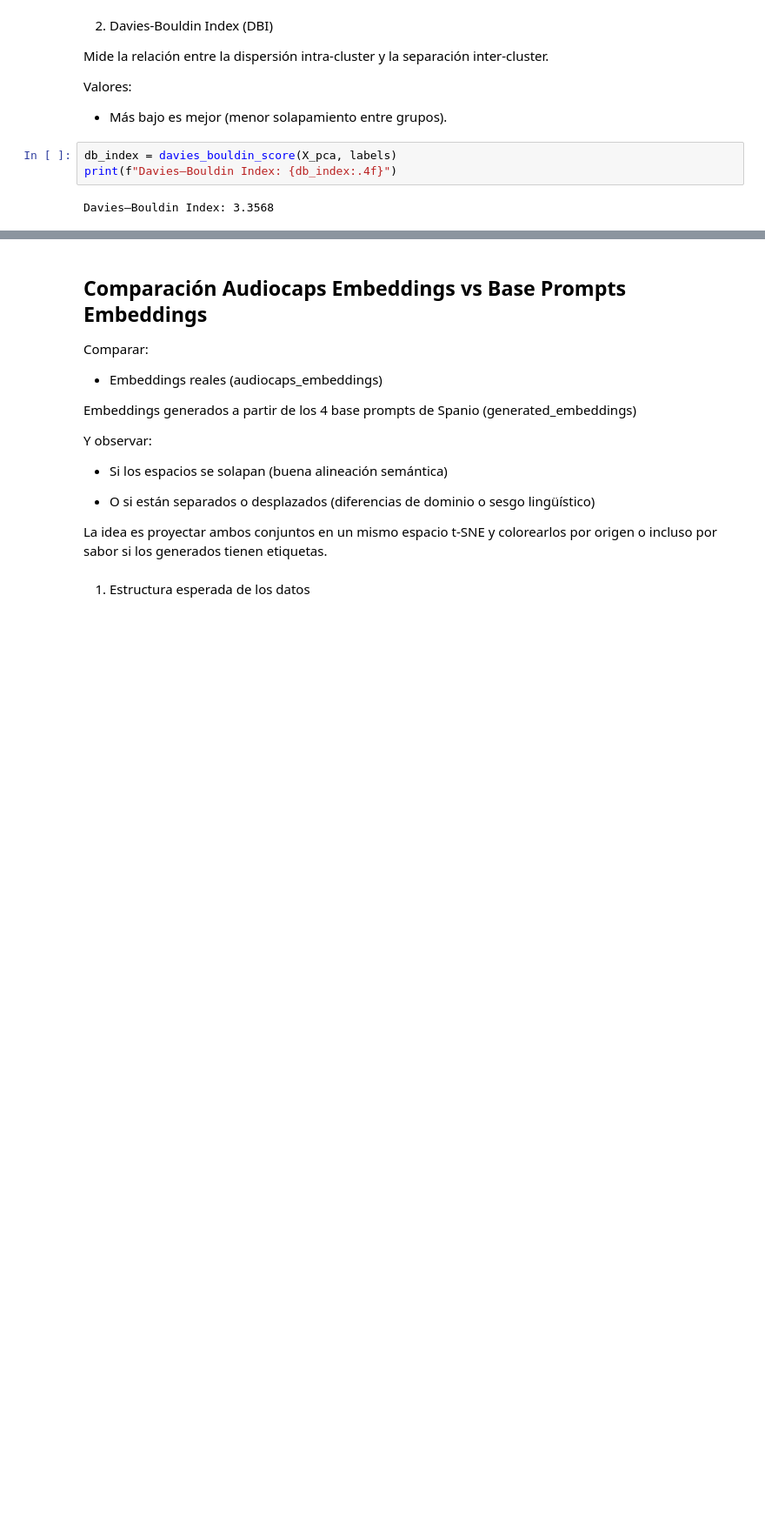
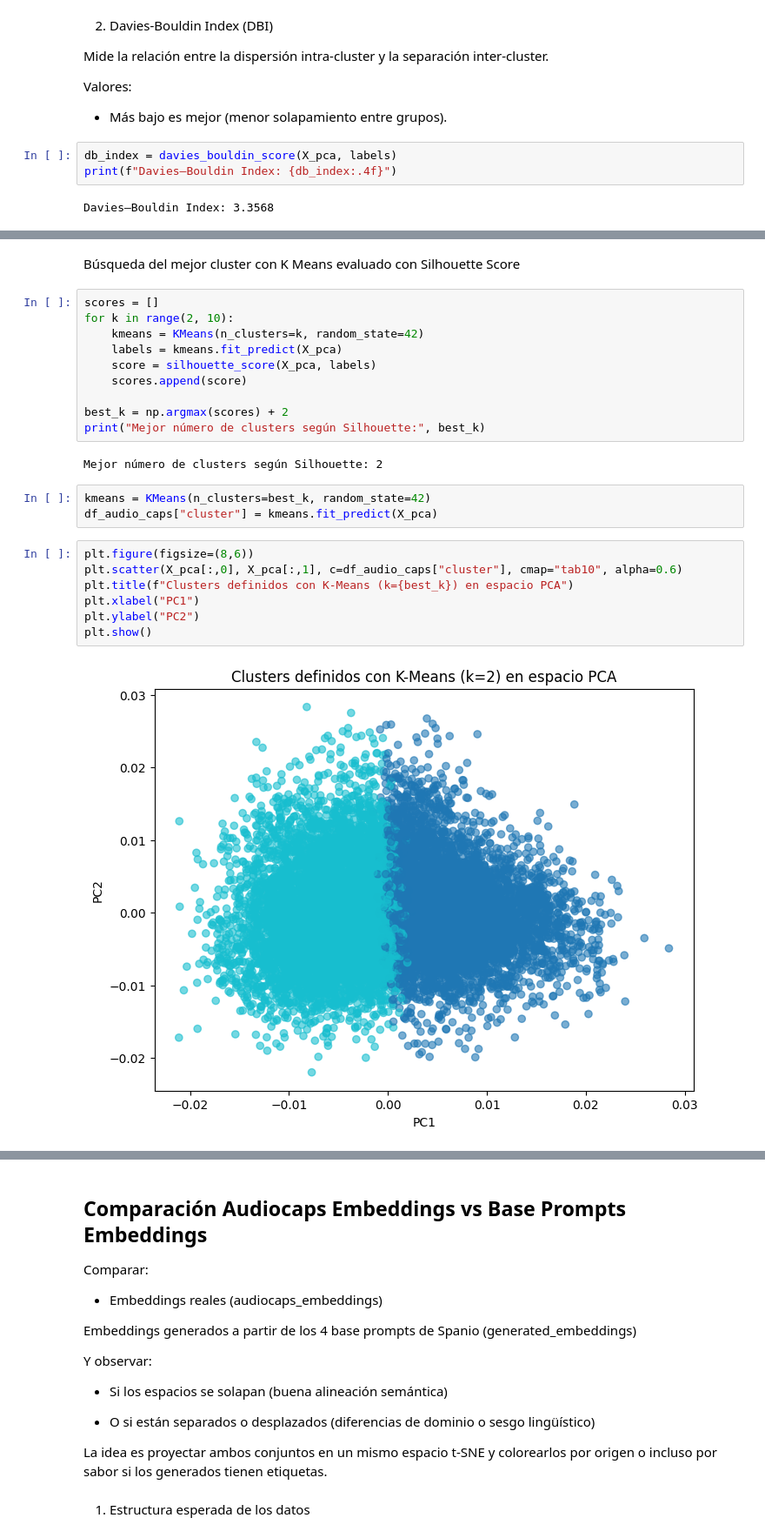
Before and after one commit to audioreprompt-org/audio_reprompt, a Jupyter notebook: models/notebooks/tsne-music-caps.ipynb, the cells around one changed output, grey strips where cells are left out. Shown at 87% size. Drawn from its saved outputs; the diff is of its cells as text; blank space fills up the shorter version.

```diff
--- a/models/notebooks/tsne-music-caps.ipynb
+++ b/models/notebooks/tsne-music-caps.ipynb
@@ -384,0 +444,26 @@ Mejor número de clusters según Silhouette: 2 (score=0.1163)
+# %% [markdown]
+Búsqueda del mejor cluster con K Means evaluado con Silhouette Score
+# %%
+scores = []
+for k in range(2, 10):
+    kmeans = KMeans(n_clusters=k, random_state=42)
+    labels = kmeans.fit_predict(X_pca)
+    score = silhouette_score(X_pca, labels)
+    scores.append(score)
+
+best_k = np.argmax(scores) + 2
+print("Mejor número de clusters según Silhouette:", best_k)
+# %% [output]
+Mejor número de clusters según Silhouette: 2
+# %%
+kmeans = KMeans(n_clusters=best_k, random_state=42)
+df_audio_caps["cluster"] = kmeans.fit_predict(X_pca)
+# %%
+plt.figure(figsize=(8,6))
+plt.scatter(X_pca[:,0], X_pca[:,1], c=df_audio_caps["cluster"], cmap="tab10", alpha=0.6)
+plt.title(f"Clusters definidos con K-Means (k={best_k}) en espacio PCA")
+plt.xlabel("PC1")
+plt.ylabel("PC2")
+plt.show()
+# %% [output]
+[figure, added]
```
Also changed, not shown: parts of 29 cells of this notebook.
